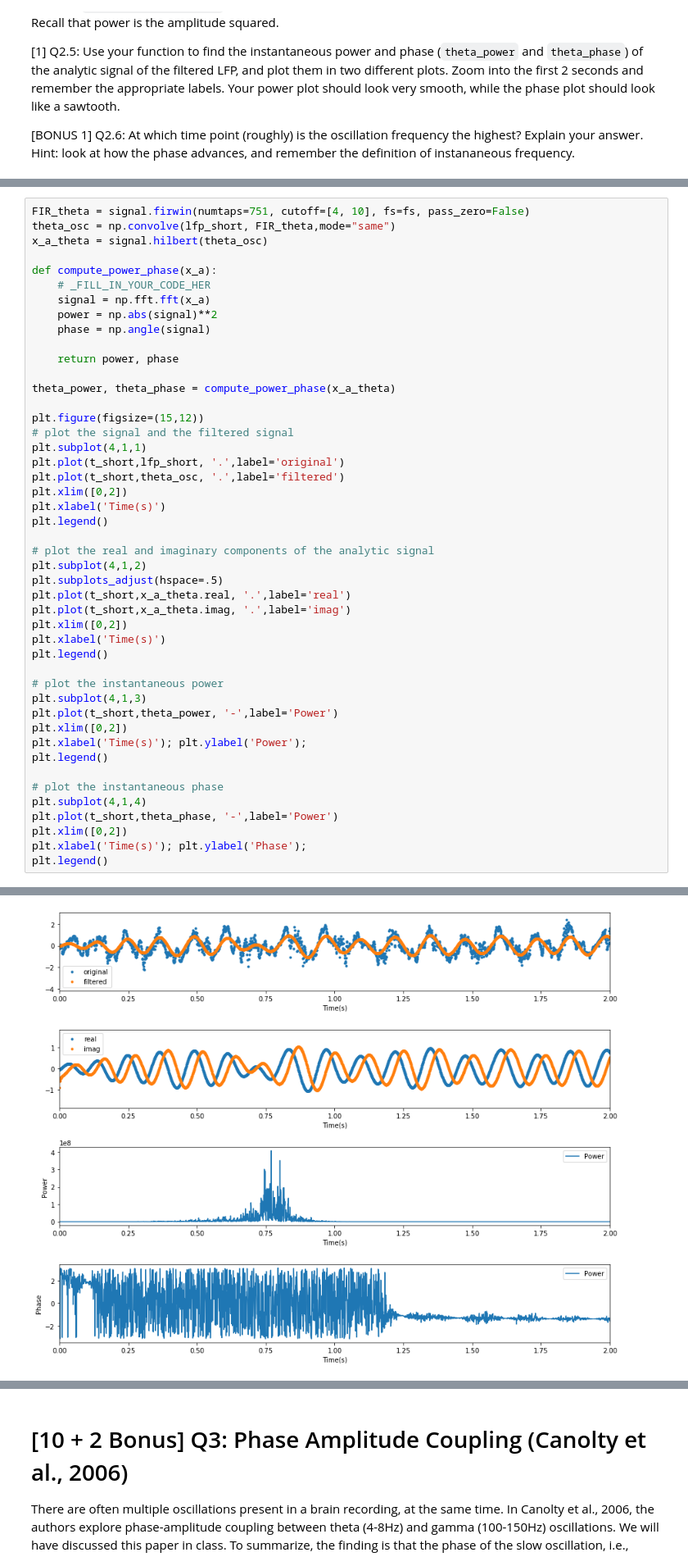
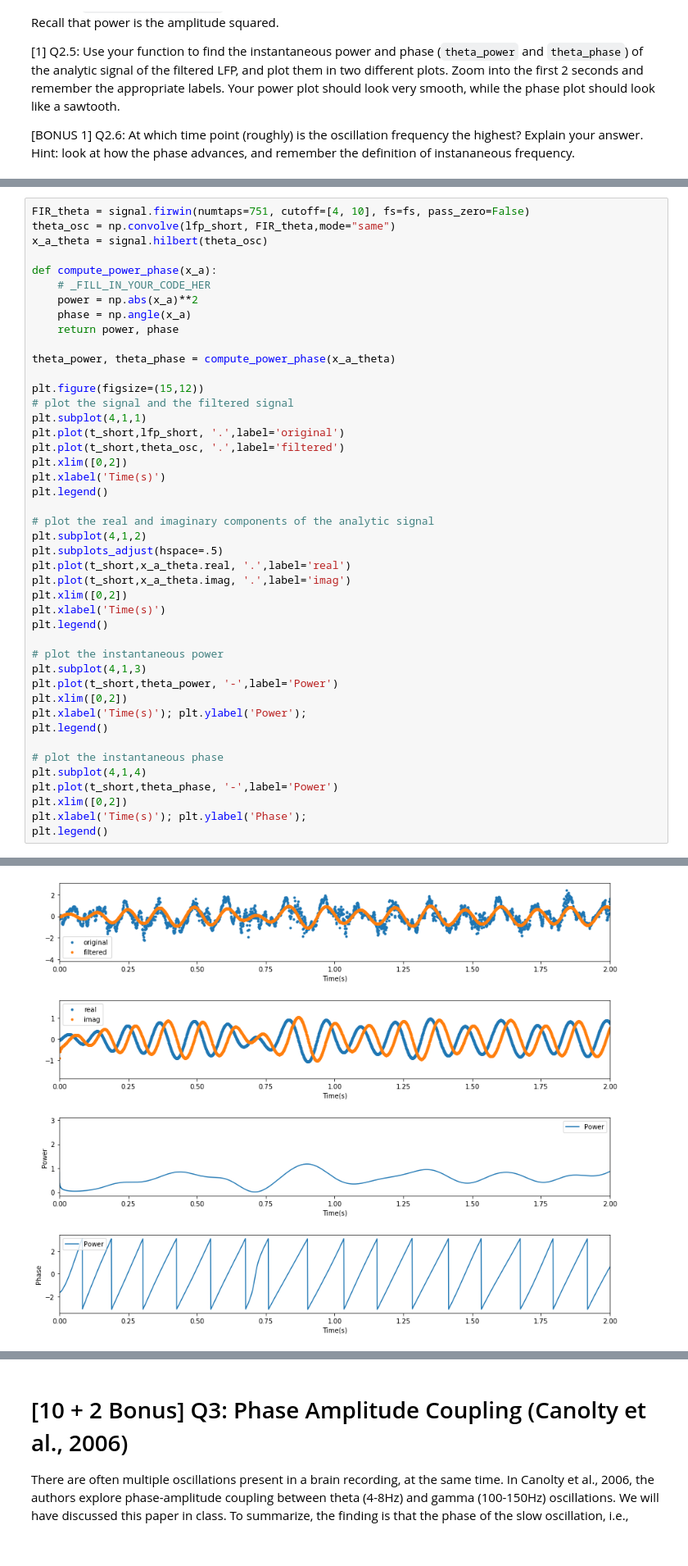
Before and after one commit to dylew898/COGS118C, a Jupyter notebook: Assignments/A4-HilbertLFPSpike.ipynb, the cells around one changed output, grey strips where cells are left out. Shown at 82% size. Drawn from its saved outputs; the diff is of its cells as text.

```diff
--- a/Assignments/A4-HilbertLFPSpike.ipynb
+++ b/Assignments/A4-HilbertLFPSpike.ipynb
@@ -169,10 +170,8 @@ x_a_theta = signal.hilbert(theta_osc)
 
 def compute_power_phase(x_a):
     # _FILL_IN_YOUR_CODE_HER
-    signal = np.fft.fft(x_a)
-    power = np.abs(signal)**2
-    phase = np.angle(signal)
-
+    power = np.abs(x_a)**2
+    phase = np.angle(x_a)
     return power, phase
 
 theta_power, theta_phase = compute_power_phase(x_a_theta)
@@ -183,34 +182,34 @@ plt.subplot(4,1,1)
 plt.plot(t_short,lfp_short, '.',label='original')
 plt.plot(t_short,theta_osc, '.',label='filtered')
 plt.xlim([0,2])
 plt.xlabel('Time(s)')
 plt.legend()
 
 # plot the real and imaginary components of the analytic signal
 plt.subplot(4,1,2)
 plt.subplots_adjust(hspace=.5)
 plt.plot(t_short,x_a_theta.real, '.',label='real')
 plt.plot(t_short,x_a_theta.imag, '.',label='imag')
 plt.xlim([0,2])
 plt.xlabel('Time(s)')
 plt.legend()
 
 # plot the instantaneous power
 plt.subplot(4,1,3)
 plt.plot(t_short,theta_power, '-',label='Power')
 plt.xlim([0,2])
 plt.xlabel('Time(s)'); plt.ylabel('Power');
 plt.legend()
 
 # plot the instantaneous phase
 plt.subplot(4,1,4)
 plt.plot(t_short,theta_phase, '-',label='Power')
 plt.xlim([0,2])
 plt.xlabel('Time(s)'); plt.ylabel('Phase');
 plt.legend()
 # %% [output]
 <matplotlib.legend.Legend at 0x...>
-[figure, old version]
+[figure, new version]
 # %% [markdown]
 ---
 ![](./img/polar.png)
```
Also changed, not shown: parts of 7 cells of this notebook.
